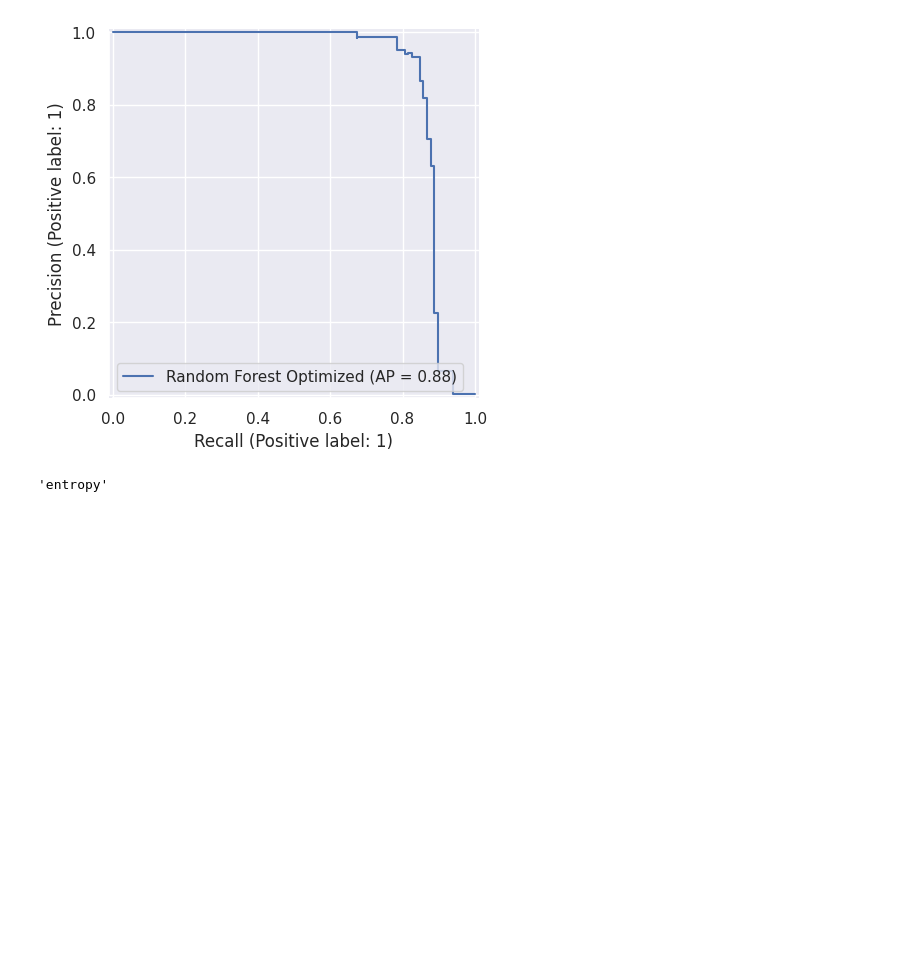
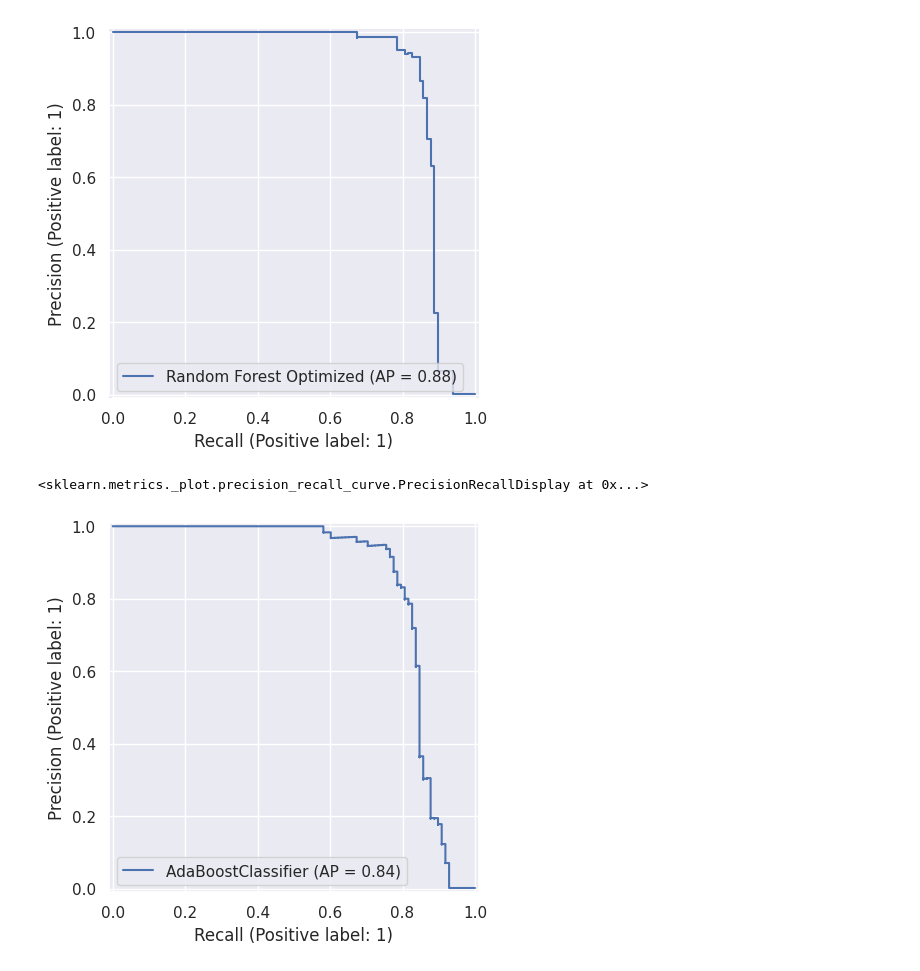
Before and after one commit to GustavoDeutsch/fraud_detection_learning, a Jupyter notebook: estudo.ipynb, the cells around one changed output. Drawn from its saved outputs; the diff is of its cells as text; code cells hidden in the pictures; blank space fills up the shorter version.

Commit message:
inclusão de AdaBoost e XGBoost

```diff
--- a/estudo.ipynb
+++ b/estudo.ipynb
@@ -179,7 +181,3 @@ rf_optimized_model = rf_optimized.fit(X_train, y_train)
 display_rf_optimized = PrecisionRecallDisplay.from_estimator(rf_optimized_model, X_test, y_test, name='Random Forest Optimized', despine=True)
 # %% [output]
 [figure]
-# %%
-search.best_estimator_.criterion
-# %% [output]
-'entropy'
@@ -185,0 +187,9 @@ search.best_estimator_.criterion
+# %%
+lr = 0.1
+rf_teste = RandomForestClassifier(max_leaf_nodes=8)
+ada_boost = AdaBoostClassifier(rf_teste, learning_rate=lr, random_state=42)
+ada_boost.fit(X_train, y_train)
+PrecisionRecallDisplay.from_estimator(ada_boost, X_test, y_test)
+# %% [output]
+<sklearn.metrics._plot.precision_recall_curve.PrecisionRecallDisplay at 0x...>
+[figure, added]
```
Also changed, not shown: parts of 9 cells of this notebook.
